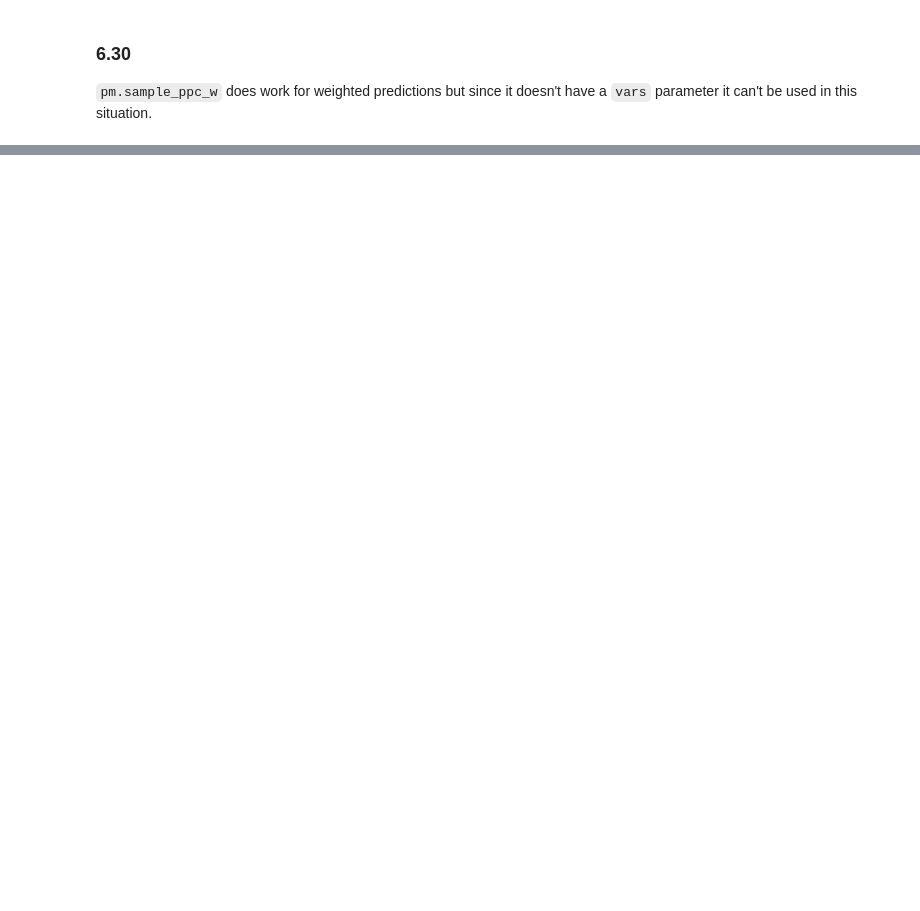
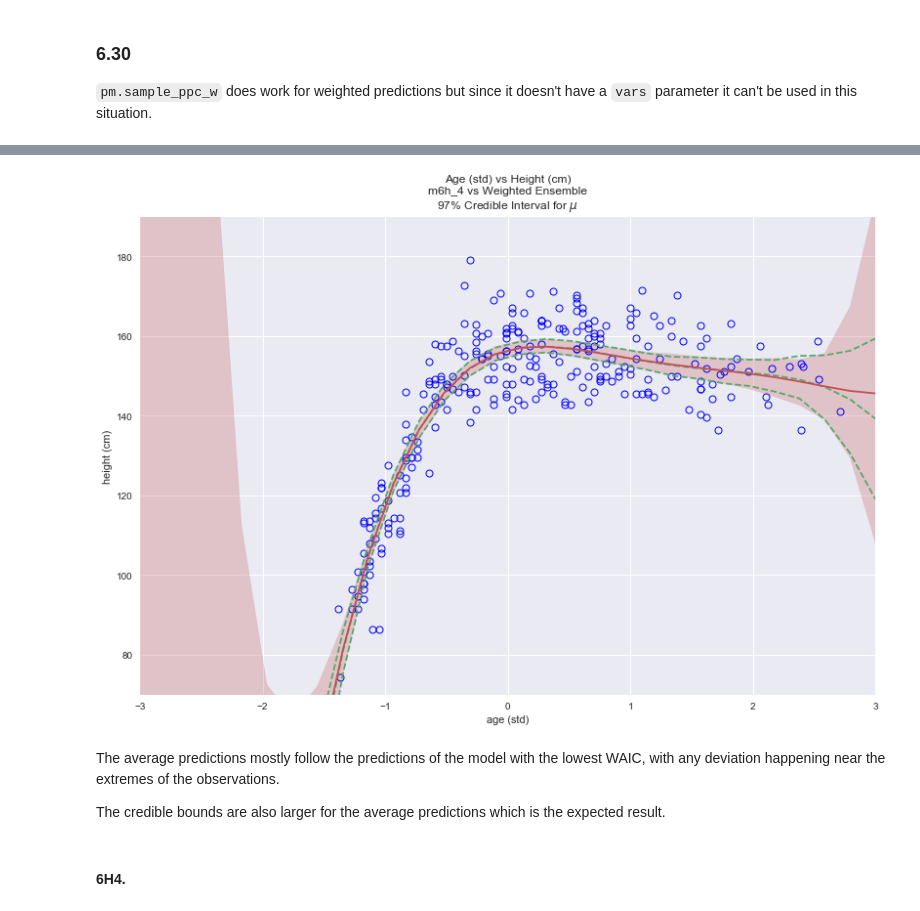
Before and after one commit to grinnbearit/statistical_rethinking, a Jupyter notebook: chapter_6.ipynb, the cells around one changed output, grey strips where cells are left out. Saved outputs shown, nothing was run; the diff lists cells and outputs as text; code cells hidden in the pictures; blank space fills up the shorter version.

```diff
--- a/chapter_6.ipynb
+++ b/chapter_6.ipynb
@@ -521,0 +829,49 @@ ax.set_ylabel("kcal.per.g");
+# %%
+num_samples = 10000
+
+acc = []
+for row in height_models:
+    weight = model_comparison.loc[row[0]]["weight"]
+    pred = pm.sample_ppc(row[2],
+                         samples=int(weight*num_samples),
+                         model=row[1],
+                         vars=[row[1].mu])
+    acc.append(pred["mu"])
+
+weighted_pred = np.vstack(acc)
+lowest_pred = pm.sample_ppc(height_models[3][2],
+                            samples=num_samples,
+                            model=height_models[3][1],
+                            vars=[height_models[3][1].mu])["mu"]
+# %%
+mu = lowest_pred.mean(axis=0)
+mu_pi = pm.hpd(lowest_pred, alpha=0.03)
+wmu = weighted_pred.mean(axis=0)
+wmu_pi = pm.hpd(weighted_pred, alpha=0.03)
+
+f, ax = plt.subplots(1, 1)
+f.set_size_inches(13.5, 9)
+ax.plot(d1["age"], d1["height"], "o", mew=1, mec="b", mfc="None")
+
+ax.plot(age_seq, mu, "--", color="C1")
+ax.plot(age_seq, mu_pi[:, 0], "--", color="C1")
+ax.plot(age_seq, mu_pi[:, 1], "--", color="C1")
+
+ax.plot(age_seq, wmu, color="C2")
+ax.fill_between(age_seq, wmu_pi[:,0], wmu_pi[:,1], alpha=0.25, color="C2")
+
+ax.set_xlim((-3, 3))
+ax.set_ylim((70, 190))
+ax.set_title("Age (std) vs Height (cm)\n"
+             "m6h_4 vs Weighted Ensemble\n"
+             "97% Credible Interval for $\mu$")
+ax.set_xlabel("age (std)")
+ax.set_ylabel("height (cm)");
+# %% [output]
+[figure, added]
+# %% [markdown]
+The average predictions mostly follow the predictions of the model with the lowest WAIC, with any deviation happening near the extremes of the observations.
+
+The credible bounds are also larger for the average predictions which is the expected result.
+# %% [markdown]
+#### 6H4.
```
Also changed, not shown: parts of 63 cells of this notebook.
